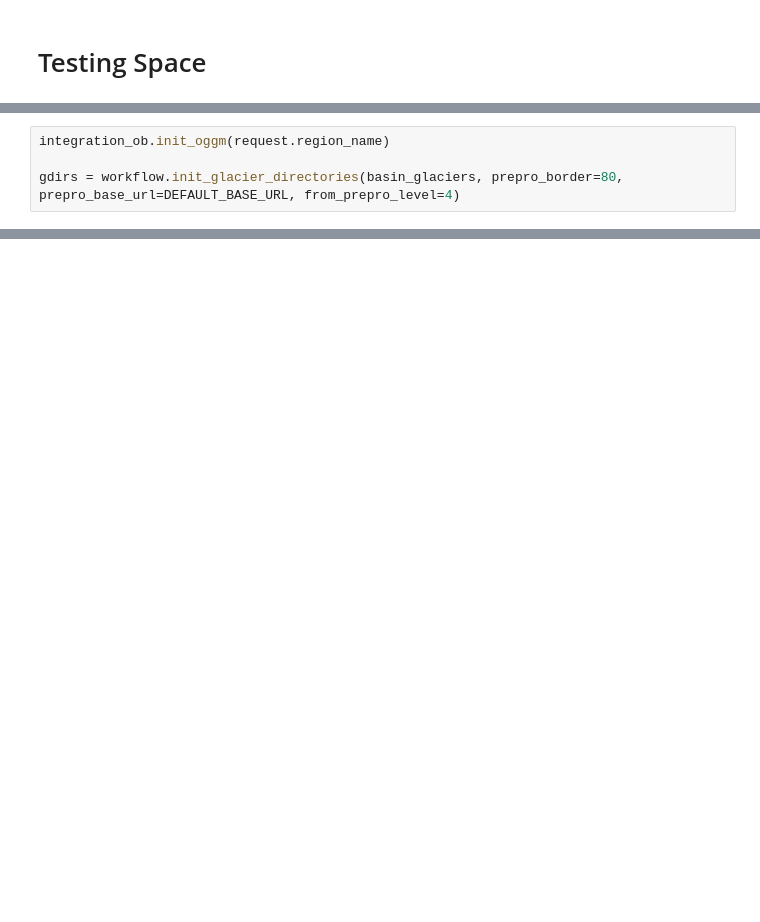
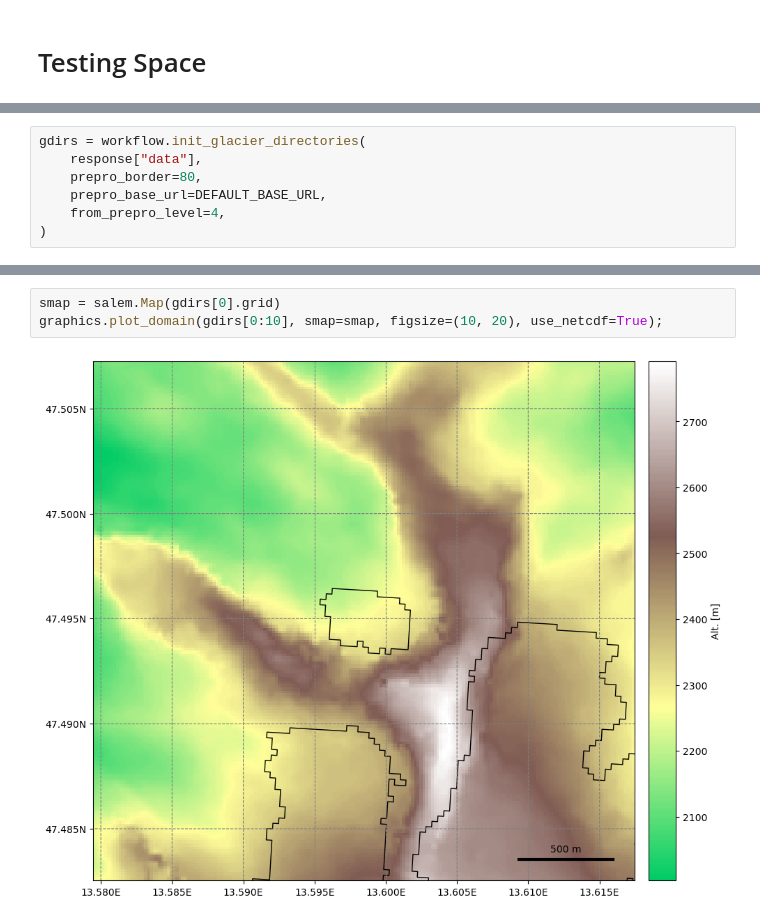
Before and after one commit to DTC-Glaciers/dtcg, a Jupyter notebook: notebooks/scratchpad.ipynb, the cells around one changed output, grey strips where cells are left out. Drawn from its saved outputs; the diff is of its cells as text; blank space fills up the shorter version.

```diff
--- a/notebooks/scratchpad.ipynb
+++ b/notebooks/scratchpad.ipynb
@@ -25,5 +32,8 @@ basin_glaciers.plot()
 # %%
-integration_ob.init_oggm(request.region_name)
-
-gdirs = workflow.init_glacier_directories(basin_glaciers, prepro_border=80, prepro_base_url=DEFAULT_BASE_URL, from_prepro_level=4)
+gdirs = workflow.init_glacier_directories(
+    response["data"],
+    prepro_border=80,
+    prepro_base_url=DEFAULT_BASE_URL,
+    from_prepro_level=4,
+)
 # %% [output]
@@ -56,0 +47,5 @@ graphics.plot_domain(gdirs, figsize=(6, 5));
+# %%
+smap = salem.Map(gdirs[0].grid)
+graphics.plot_domain(gdirs[0:10], smap=smap, figsize=(10, 20), use_netcdf=True);
+# %% [output]
+[figure, added]
```
Also changed, not shown: parts of 12 cells of this notebook.
